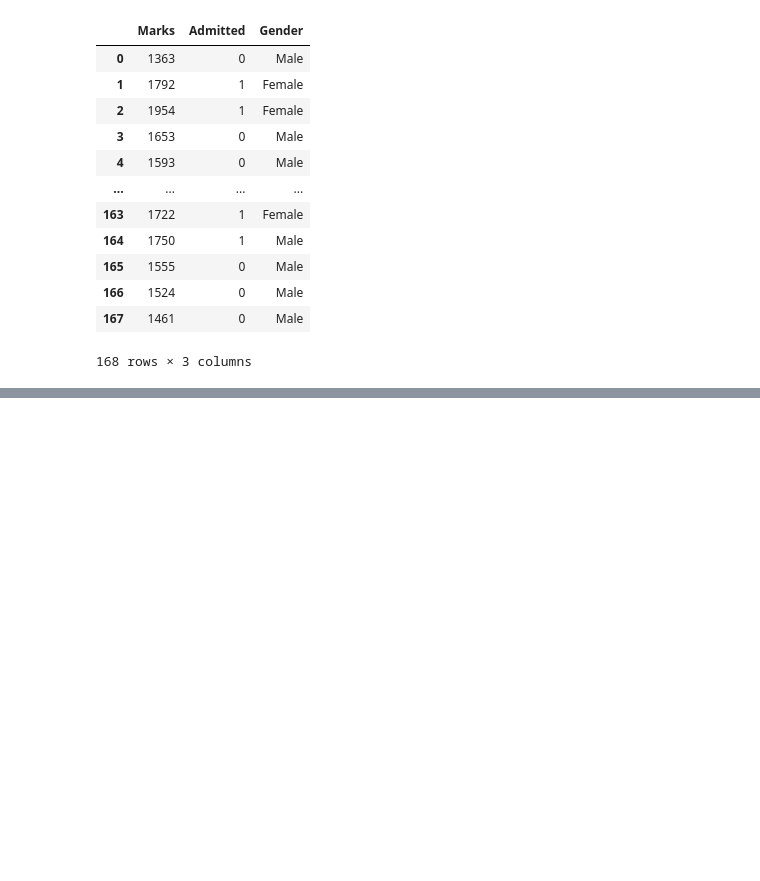
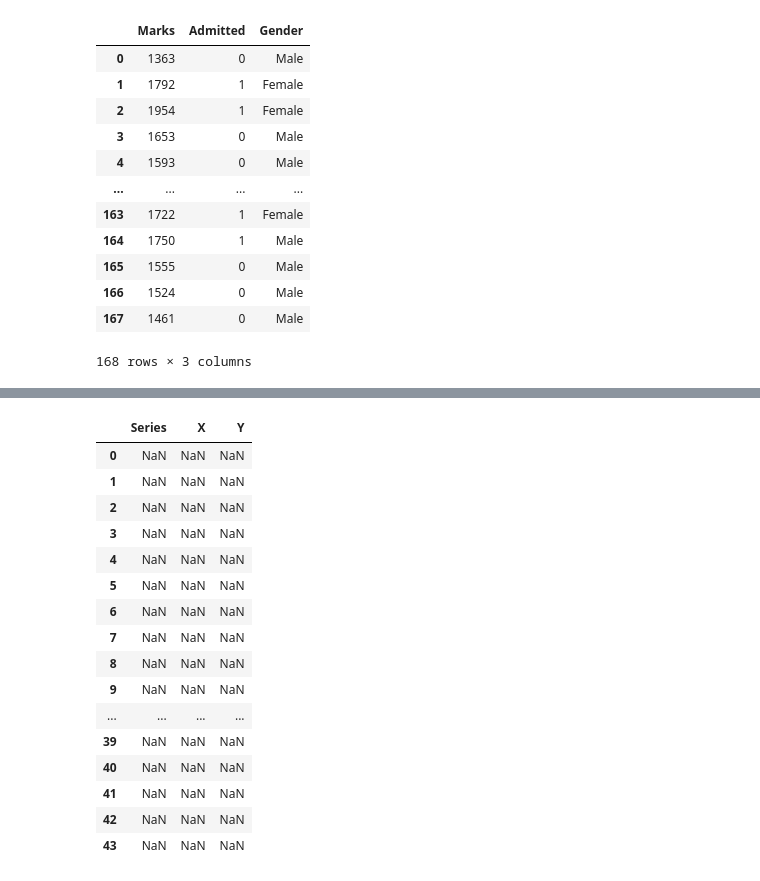
Before and after one commit to sithart/Datascience, a Jupyter notebook: week_7_Pandas.ipynb, the cells around one changed output, grey strips where cells are left out. Saved outputs shown, nothing was run; the diff lists cells and outputs as text; code cells hidden in the pictures; blank space fills up the shorter version.

```diff
--- a/week_7_Pandas.ipynb
+++ b/week_7_Pandas.ipynb
@@ -272,0 +321,22 @@ df3
+# %%
+df6 = df5.where(df5.Series=='II') #Specific Value based filtering
+# %%
+df6
+# %% [output]
+|  | Series | X | Y |
+| 0 | NaN | NaN | NaN |
+| 1 | NaN | NaN | NaN |
+| 2 | NaN | NaN | NaN |
+| 3 | NaN | NaN | NaN |
+| 4 | NaN | NaN | NaN |
+| 5 | NaN | NaN | NaN |
+| 6 | NaN | NaN | NaN |
+| 7 | NaN | NaN | NaN |
+| 8 | NaN | NaN | NaN |
+| 9 | NaN | NaN | NaN |
+| ... | ... | ... | ... |
+| 39 | NaN | NaN | NaN |
+| 40 | NaN | NaN | NaN |
+| 41 | NaN | NaN | NaN |
+| 42 | NaN | NaN | NaN |
+| 43 | NaN | NaN | NaN |
```
Also changed, not shown: parts of 21 cells of this notebook, 3 other files.
